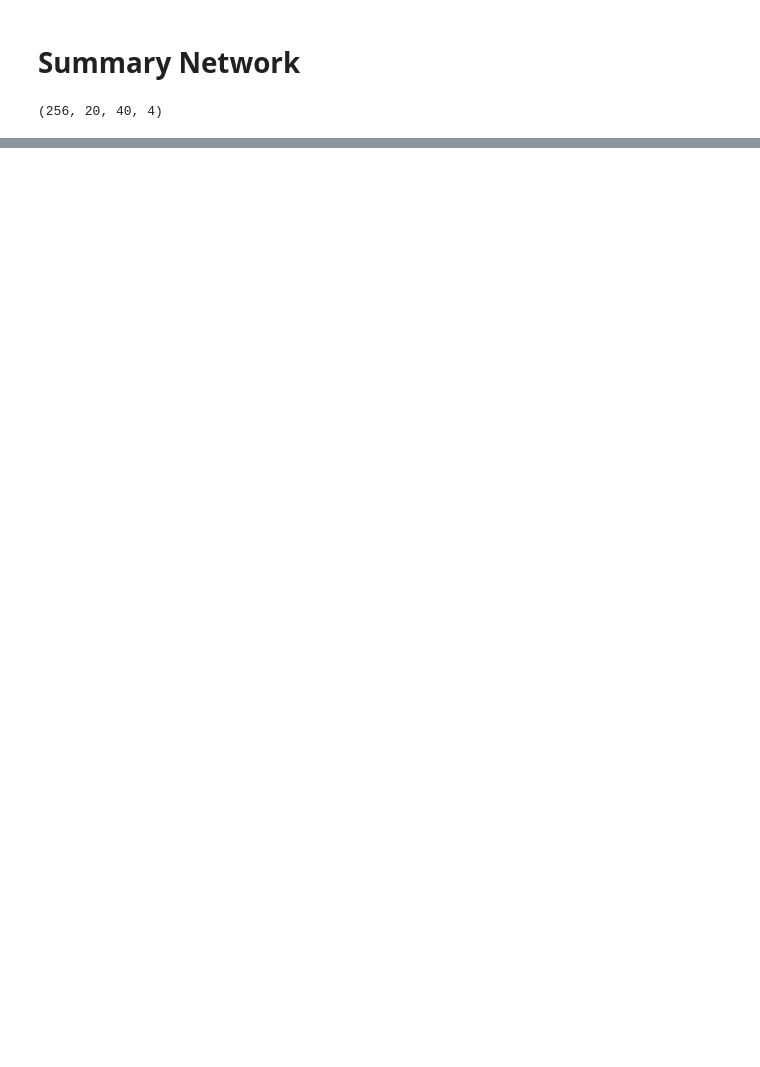
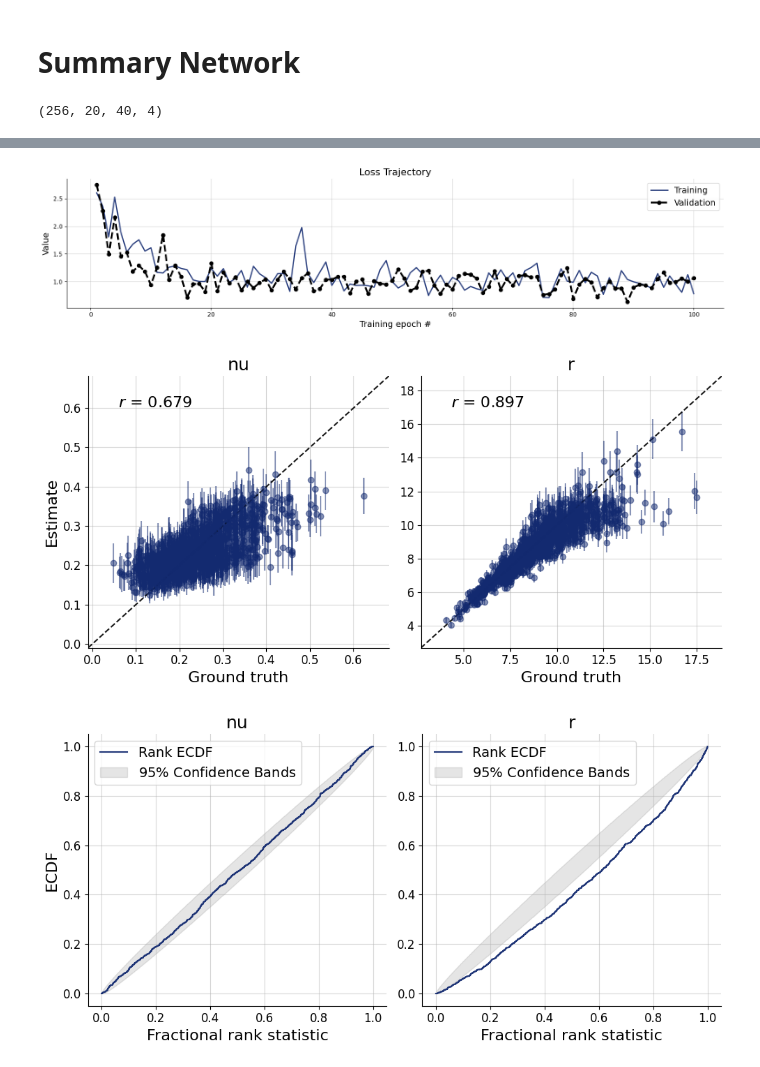
Before and after one commit to philipp-hellwig/swift-flow, a Jupyter notebook: SWIFT_explore.ipynb, the cells around one changed output, grey strips where cells are left out. Cells and saved outputs as stored; diff of their text form; code cells hidden in the pictures; blank space fills up the shorter version.

```diff
--- a/SWIFT_explore.ipynb
+++ b/SWIFT_explore.ipynb
@@ -336,17 +310,13 @@ f=bf.diagnostics.pairs_samples(
 # Summary Network
 # %%
 adapter = (bf.Adapter()
-    #.broadcast("n", to="y")
-    #.as_set("y")
-    # .constrain("nu", lower=0)
-    # .constrain("r", lower=0.5, upper=20)
-    # #.rename("n", "inference_conditions")
-    #.rename("y", "summary_variables")
+    .constrain("nu", lower=0.)
+    .constrain("r", lower = 0)
     .concatenate(["nu", "r"], into="inference_variables")
     # fixation.shape (batch_size, sentences, max_saccades, 1)
     .concatenate(["time", "fixation", "duration", 'real'], into="summary_variables")
     # summary_variables.shape (batch_size, sentences, max_saccades, 4)
-    # .concatenate(['trials'], into='inference_conditions')
+    #.concatenate(['trials'], into='inference_conditions')
     )
 # %%
 class SequentialDeepSet(bf.networks.SummaryNetwork):
@@ -395,12 +352,12 @@ workflow = bf.BasicWorkflow(
 )
 # %%
-train_data = simulator.sample(50)
-validation_data = simulator.sample(2)
+train_data = simulator.sample(2000)
+validation_data = simulator.sample(200)
 # %%
 history=workflow.fit_offline(
     data=train_data,
-    epochs=20,
-    batch_size=25,
+    epochs=100,
+    batch_size=50,
     validation_data=validation_data
 )
 # %% [output]
@@ -425,0 +380,7 @@ Epoch 20/20
+# %%
+test_data = simulator.sample(1_000)
+plots=workflow.plot_default_diagnostics(test_data=test_data)
+# %% [output]
+[figure, added]
+[figure, added]
+[figure, added]
```
Also changed, not shown: parts of 14 cells of this notebook.
